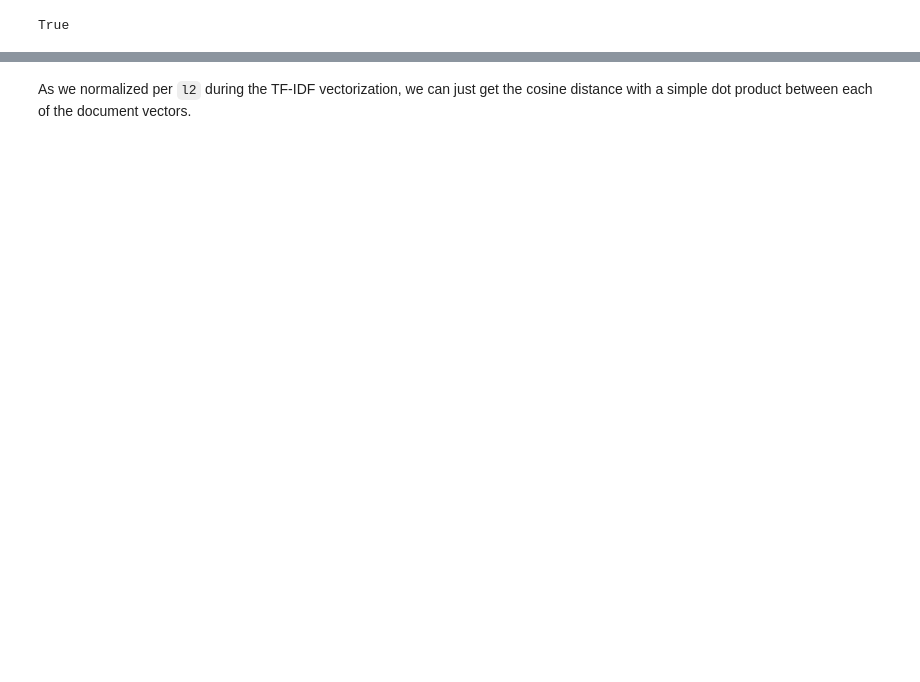
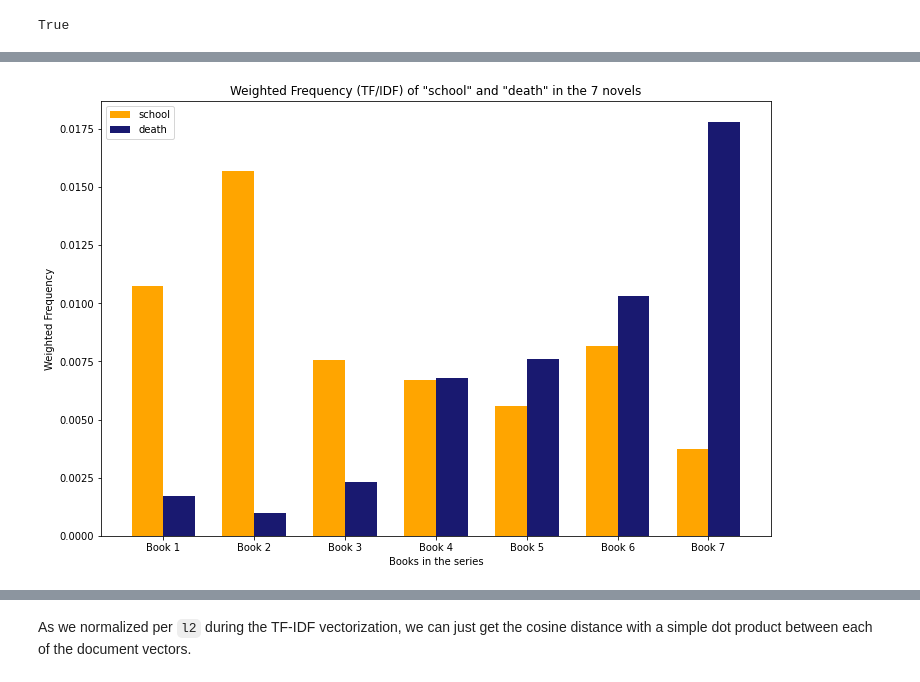
Before and after one commit to francescomambrini/myclasses, a Jupyter notebook: DigitToolsHum/tf-idf.ipynb, the cells around one changed output, grey strips where cells are left out. Saved outputs shown, nothing was run; the diff lists cells and outputs as text; code cells hidden in the pictures; blank space fills up the shorter version.

```diff
--- a/DigitToolsHum/tf-idf.ipynb
+++ b/DigitToolsHum/tf-idf.ipynb
@@ -68,0 +96,40 @@ df = pd.DataFrame(denselist, columns=feature_names, index=flist)
+# %%
+import matplotlib.pyplot as plt
+import numpy as np
+
+plt.figure(figsize=(12, 8))
+
+# Sample data
+categories = ['Book 1', 'Book 2', 'Book 3', 'Book 4', 'Book 5', 'Book 6', 'Book 7']
+values1 = df['school']
+values2 = df['death']
+
+# Create an array of x positions for the bars
+x = np.arange(len(categories))
+
+# Define the width of the bars
+bar_width = 0.35
+
+# Create the bar plot for the first set of data
+plt.bar(x - bar_width/2, values1, bar_width, label='school', color='orange')
+
+# Create the bar plot for the second set of data
+plt.bar(x + bar_width/2, values2, bar_width, label='death', color='midnightblue')
+
+plt.xlabel('Books in the series')
+plt.ylabel('Weighted Frequency')
+
+# Set the x-axis ticks and labels
+plt.xticks(x, categories)
+
+# Add a legend
+plt.legend()
+
+# Add a title
+plt.title('Weighted Frequency (TF/IDF) of "school" and "death" in the 7 novels')
+
+
+# Show the plot
+plt.show()
+# %% [output]
+[figure, added]
```
Also changed, not shown: parts of 20 cells of this notebook, 3 other files.
